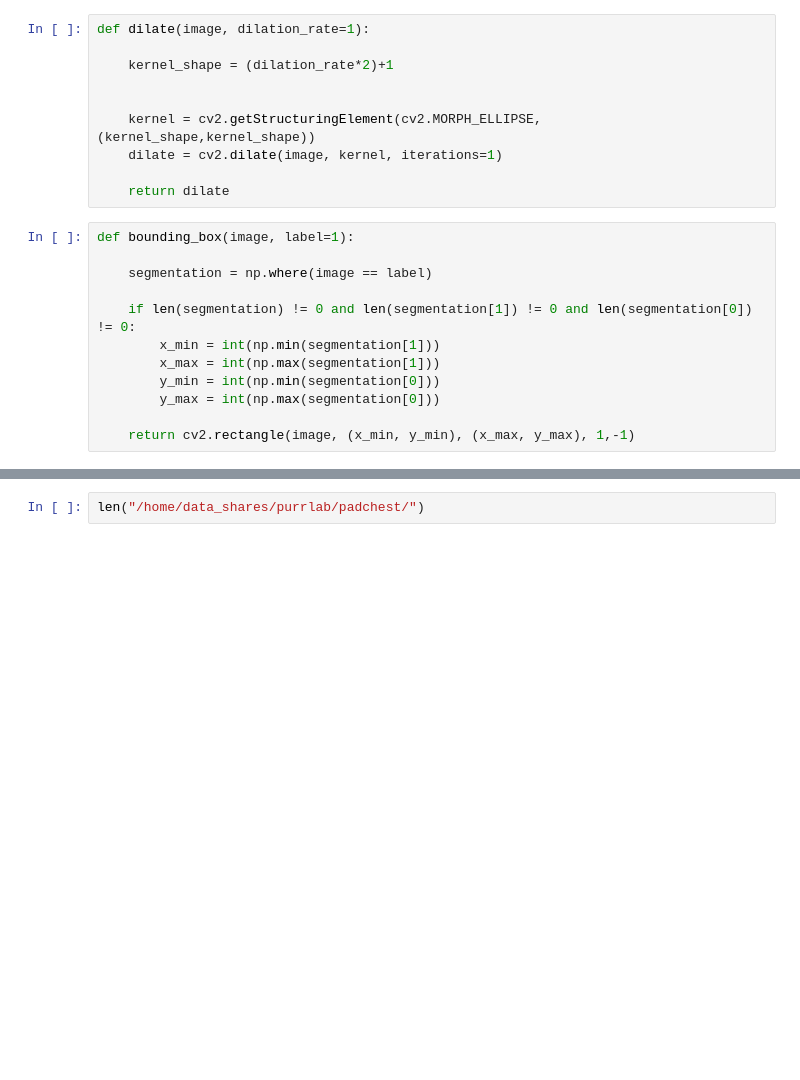
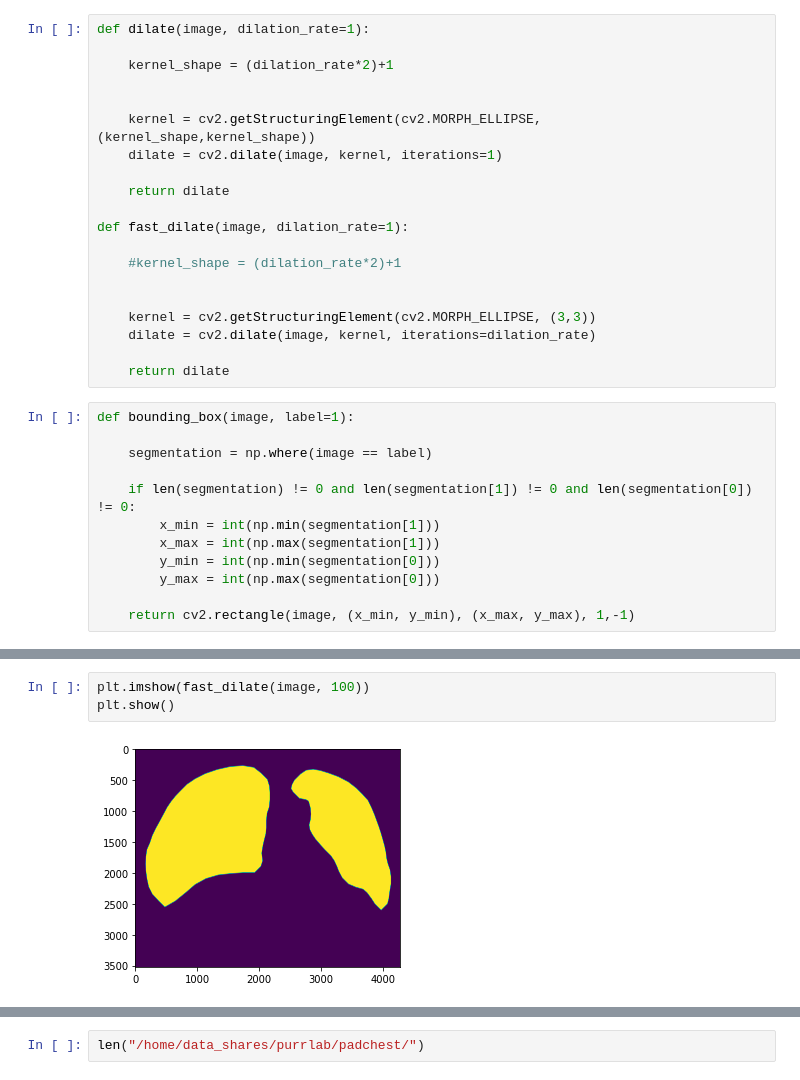
Before and after one commit to CasperAntonPoulsen/LabelReliability_and_PathologyDetection_in_ChestXrays, a Jupyter notebook: Segmentation_preprocessing/Segmentation_mask.ipynb, the cells around one changed output, grey strips where cells are left out. Drawn from its saved outputs; the diff is of its cells as text; blank space fills up the shorter version.

```diff
--- a/Segmentation_preprocessing/Segmentation_mask.ipynb
+++ b/Segmentation_preprocessing/Segmentation_mask.ipynb
@@ -61,6 +73,16 @@ def dilate(image, dilation_rate=1):
     dilate = cv2.dilate(image, kernel, iterations=1)
 
     return dilate
+
+def fast_dilate(image, dilation_rate=1):
+
+    #kernel_shape = (dilation_rate*2)+1
+
+
+    kernel = cv2.getStructuringElement(cv2.MORPH_ELLIPSE, (3,3))
+    dilate = cv2.dilate(image, kernel, iterations=dilation_rate)
+
+    return dilate
 # %%
 def bounding_box(image, label=1):
 
@@ -75,0 +187,5 @@ def bounding_box(image, label=1):
+# %%
+plt.imshow(fast_dilate(image, 100))
+plt.show()
+# %% [output]
+[figure, added]
```
Also changed, not shown: parts of 16 cells of this notebook, 21 other files.
